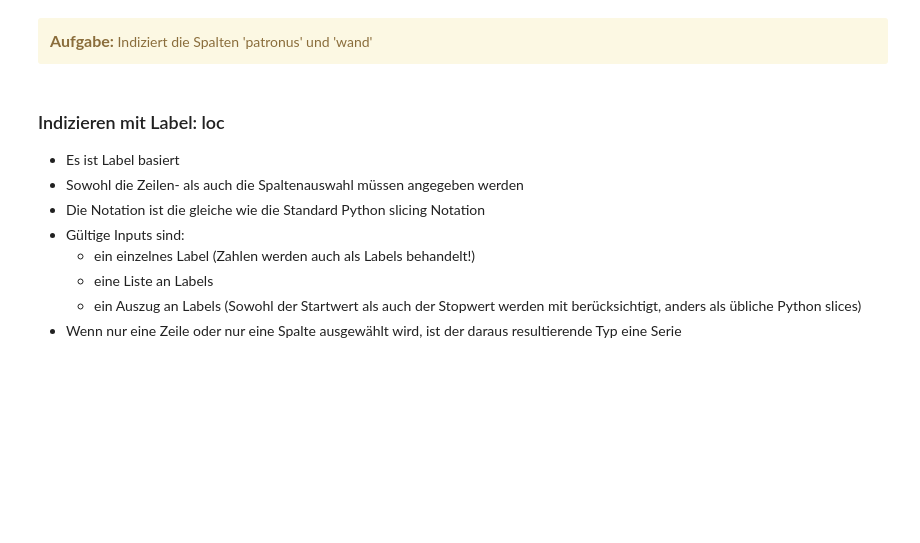
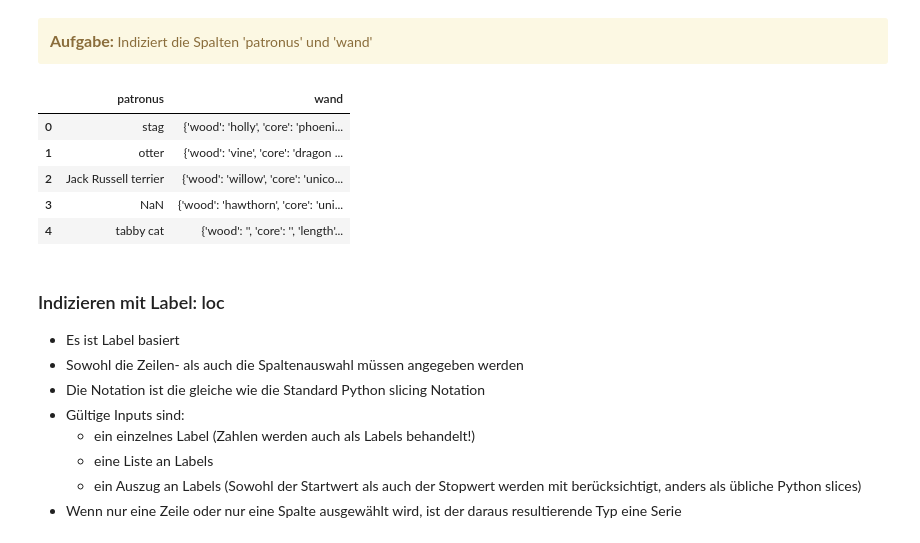
Before and after one commit to aegreiner/erste_schritte, a Jupyter notebook: Notebook2 - Data_Manipulation.ipynb, the cells around one changed output. Drawn from its saved outputs; the diff is of its cells as text; code cells hidden in the pictures; blank space fills up the shorter version.

```diff
--- a/Notebook2 - Data_Manipulation.ipynb
+++ b/Notebook2 - Data_Manipulation.ipynb
@@ -240,7 +258,7 @@ import pandas as pd
 # In diesem Fall sind die Werte durch ein Semikolon (",") getrennt
 # Wir verwenden jetzt sinnvolle Namen
 
-hp_characters = pd.read_csv("data/NB2/shortversioncharacters.csv",
+hp_characters = pd.read_csv("C:/Users/adria/Documents/MEGA/MEGAsync/Master_Soziologie/4.Semester/5_python/erste_schritte/data/shortversioncharacters.csv",
                             sep = ",")
 # %% [markdown]
 * Schauen wir uns die ersten Elemente der Daten mit dem Befehl `head` an.
@@ -343,6 +393,16 @@ pandas.core.frame.DataFrame
 # %% [markdown]
 <div class="alert alert-block alert-warning">
 <font size="3"><b>Aufgabe:</b></font> Indiziert die Spalten 'patronus' und 'wand' </div>
+# %%
+# Indiziert =
+hp_characters[["patronus", "wand"]].head()
+# %% [output]
+|  | patronus | wand |
+| 0 | stag | {'wood': 'holly', 'core': 'phoeni... |
+| 1 | otter | {'wood': 'vine', 'core': 'dragon ... |
+| 2 | Jack Russell terrier | {'wood': 'willow', 'core': 'unico... |
+| 3 | NaN | {'wood': 'hawthorn', 'core': 'uni... |
+| 4 | tabby cat | {'wood': '', 'core': '', 'length'... |
 # %% [markdown]
 ### Indizieren mit Label: loc
 
```
Also changed, not shown: parts of 11 cells of this notebook, 1 other file.
